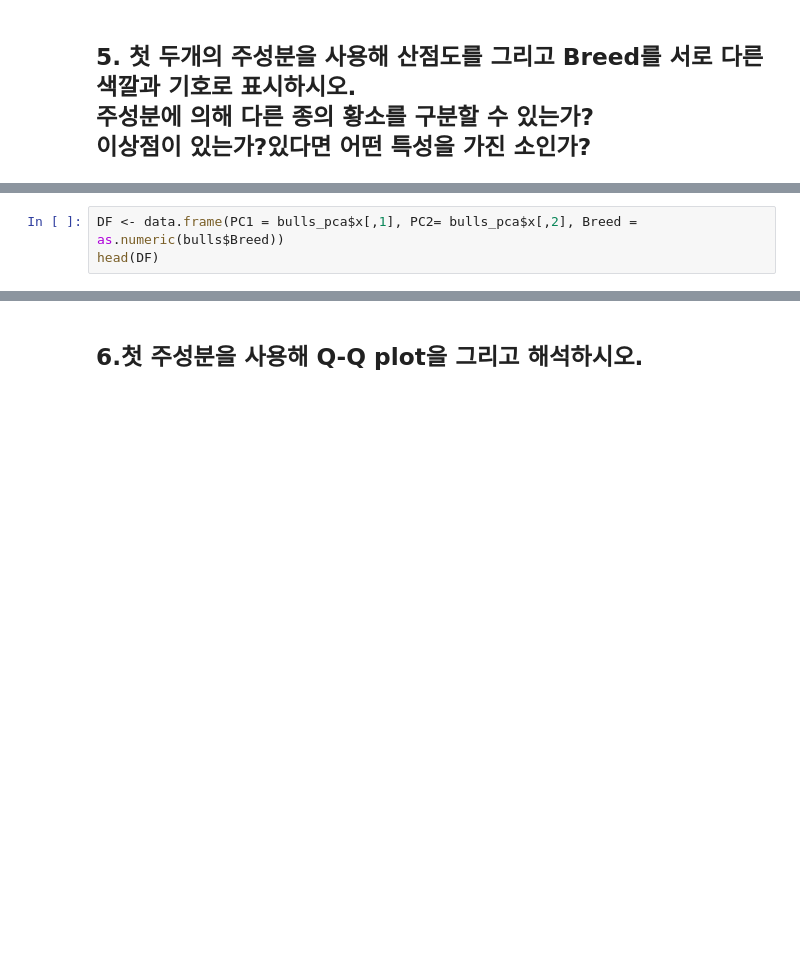
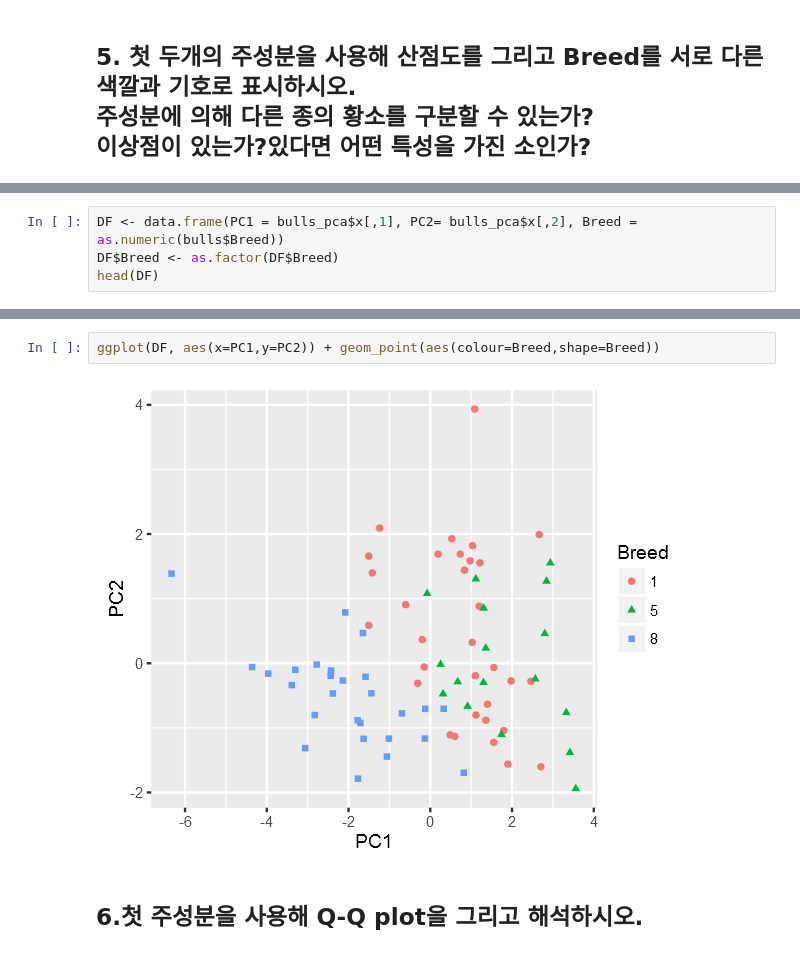
Before and after one commit to byungjun0689/DataScience, a Jupyter notebook: KMU/Second Semester/Statistics/1008/1008_Practice2_1015.ipynb, the cells around one changed output, grey strips where cells are left out. Saved outputs shown, nothing was run; the diff lists cells and outputs as text; blank space fills up the shorter version.

```diff
--- a/KMU/Second Semester/Statistics/1008/1008_Practice2_1015.ipynb
+++ b/KMU/Second Semester/Statistics/1008/1008_Practice2_1015.ipynb
@@ -173,5 +184,6 @@ biplot(bulls_pca,cex=0.6, c(1,3))
 # %%
 DF <- data.frame(PC1 = bulls_pca$x[,1], PC2= bulls_pca$x[,2], Breed = as.numeric(bulls$Breed))
+DF$Breed <- as.factor(DF$Breed)
 head(DF)
 # %% [output]
 |  | PC1 | PC2 | Breed |
@@ -188,3 +234,7 @@ ERROR: Error in pairs.default(data.matrix(x), ...): object 'Breed' not found
+# %%
+ggplot(DF, aes(x=PC1,y=PC2)) + geom_point(aes(colour=Breed,shape=Breed))
+# %% [output]
+[figure, added]
 # %% [markdown]
 ## 6.첫 주성분을 사용해 Q-Q plot을 그리고 해석하시오.
 # %%
```
Also changed, not shown: parts of 17 cells of this notebook.
